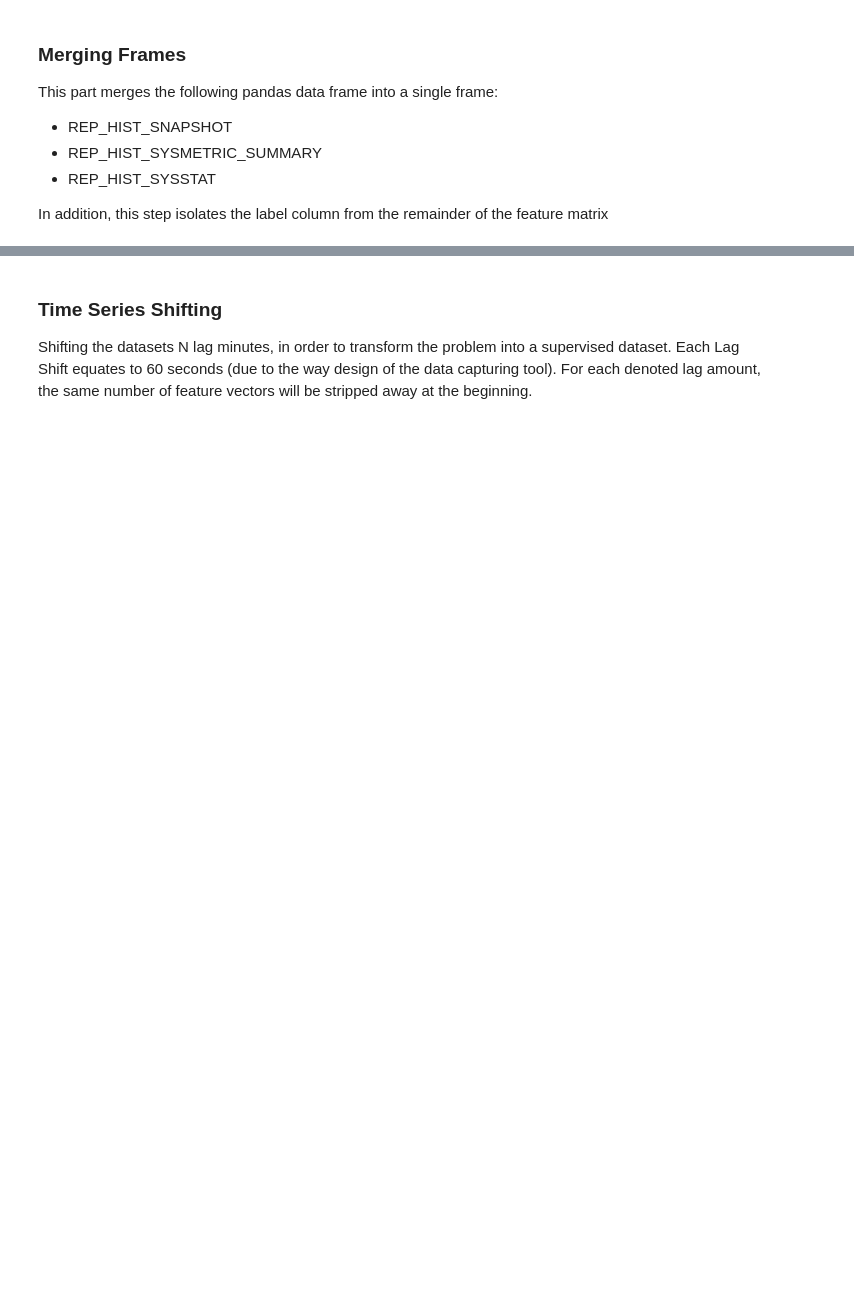
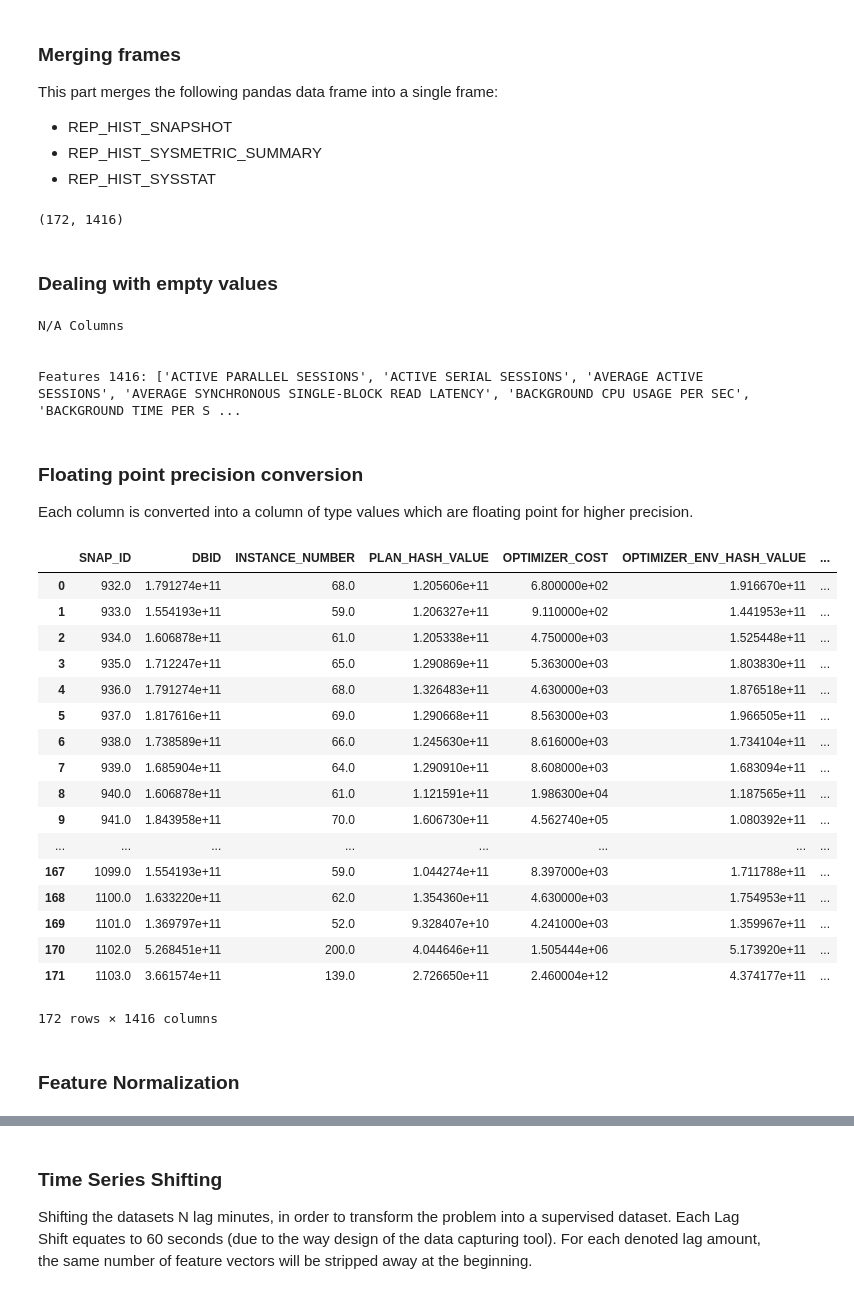
Before and after one commit to eldrad294/ICS5200, a Jupyter notebook: notebook/schedule/Schedule TPC-DS 1 Time Series Analysis.ipynb, the cells around one changed output, grey strips where cells are left out. Saved outputs shown, nothing was run; the diff lists cells and outputs as text; code cells hidden in the pictures; blank space fills up the shorter version.

```diff
--- a/notebook/schedule/Schedule TPC-DS 1 Time Series Analysis.ipynb
+++ b/notebook/schedule/Schedule TPC-DS 1 Time Series Analysis.ipynb
@@ -112,9 +148,69 @@ Table [REP_HIST_SYSSTAT] - (172, 1179)
 # %% [markdown]
-### Merging Frames
+### Merging frames
 
 This part merges the following pandas data frame into a single frame:
 * REP_HIST_SNAPSHOT
 * REP_HIST_SYSMETRIC_SUMMARY
 * REP_HIST_SYSSTAT
-
-In addition, this step isolates the label column from the remainder of the feature matrix
+# %%
+df = pd.merge(rep_hist_snapshot_df, rep_hist_sysmetric_summary_df, on='SNAP_ID')
+df = pd.merge(df, rep_hist_sysstat_df, on='SNAP_ID')
+print(df.shape)
+# %% [output]
+(172, 1416)
+# %% [markdown]
+### Dealing with empty values
+# %%
+def get_na_columns(df, headers):
+    """
+    Return columns which consist of NAN values
+    """
+    na_list = []
+    for head in headers:
+        if df[head].isnull().values.any():
+            na_list.append(head)
+    return na_list
+#
+print('N/A Columns\n')
+print('\nFeatures ' + str(len(df.columns)) + ': ' + str(get_na_columns(df=df,headers=df.columns)))
+#
+def fill_na(df):
+    """
+    Replaces NA columns with 0s
+    """
+    return df.fillna(0)
+#
+# Populating NaN values with amount '0'
+df = fill_na(df=df)
+# %% [output]
+N/A Columns
+
+
+Features 1416: ['ACTIVE PARALLEL SESSIONS', 'ACTIVE SERIAL SESSIONS', 'AVERAGE ACTIVE SESSIONS', 'AVERAGE SYNCHRONOUS SINGLE-BLOCK READ LATENCY', 'BACKGROUND CPU USAGE PER SEC', 'BACKGROUND TIME PER S ...
+# %% [markdown]
+### Floating point precision conversion
+
+Each column is converted into a column of type values which are floating point for higher precision.
+# %%
+df.astype('float32', inplace=True)
+# %% [output]
+|  | SNAP_ID | DBID | INSTANCE_NUMBER | PLAN_HASH_VALUE | OPTIMIZER_COST | OPTIMIZER_ENV_HASH_VALUE | ... |
+| 0 | 932.0 | 1.791274e+11 | 68.0 | 1.205606e+11 | 6.800000e+02 | 1.916670e+11 | ... |
+| 1 | 933.0 | 1.554193e+11 | 59.0 | 1.206327e+11 | 9.110000e+02 | 1.441953e+11 | ... |
+| 2 | 934.0 | 1.606878e+11 | 61.0 | 1.205338e+11 | 4.750000e+03 | 1.525448e+11 | ... |
+| 3 | 935.0 | 1.712247e+11 | 65.0 | 1.290869e+11 | 5.363000e+03 | 1.803830e+11 | ... |
+| 4 | 936.0 | 1.791274e+11 | 68.0 | 1.326483e+11 | 4.630000e+03 | 1.876518e+11 | ... |
+| 5 | 937.0 | 1.817616e+11 | 69.0 | 1.290668e+11 | 8.563000e+03 | 1.966505e+11 | ... |
+| 6 | 938.0 | 1.738589e+11 | 66.0 | 1.245630e+11 | 8.616000e+03 | 1.734104e+11 | ... |
+| 7 | 939.0 | 1.685904e+11 | 64.0 | 1.290910e+11 | 8.608000e+03 | 1.683094e+11 | ... |
+| 8 | 940.0 | 1.606878e+11 | 61.0 | 1.121591e+11 | 1.986300e+04 | 1.187565e+11 | ... |
+| 9 | 941.0 | 1.843958e+11 | 70.0 | 1.606730e+11 | 4.562740e+05 | 1.080392e+11 | ... |
+| ... | ... | ... | ... | ... | ... | ... | ... |
+| 167 | 1099.0 | 1.554193e+11 | 59.0 | 1.044274e+11 | 8.397000e+03 | 1.711788e+11 | ... |
+| 168 | 1100.0 | 1.633220e+11 | 62.0 | 1.354360e+11 | 4.630000e+03 | 1.754953e+11 | ... |
+| 169 | 1101.0 | 1.369797e+11 | 52.0 | 9.328407e+10 | 4.241000e+03 | 1.359967e+11 | ... |
+| 170 | 1102.0 | 5.268451e+11 | 200.0 | 4.044646e+11 | 1.505444e+06 | 5.173920e+11 | ... |
+| 171 | 1103.0 | 3.661574e+11 | 139.0 | 2.726650e+11 | 2.460004e+12 | 4.374177e+11 | ... |
+172 rows × 1416 columns
+# %% [markdown]
+### Feature Normalization
```
Also changed, not shown: parts of 22 cells of this notebook.
